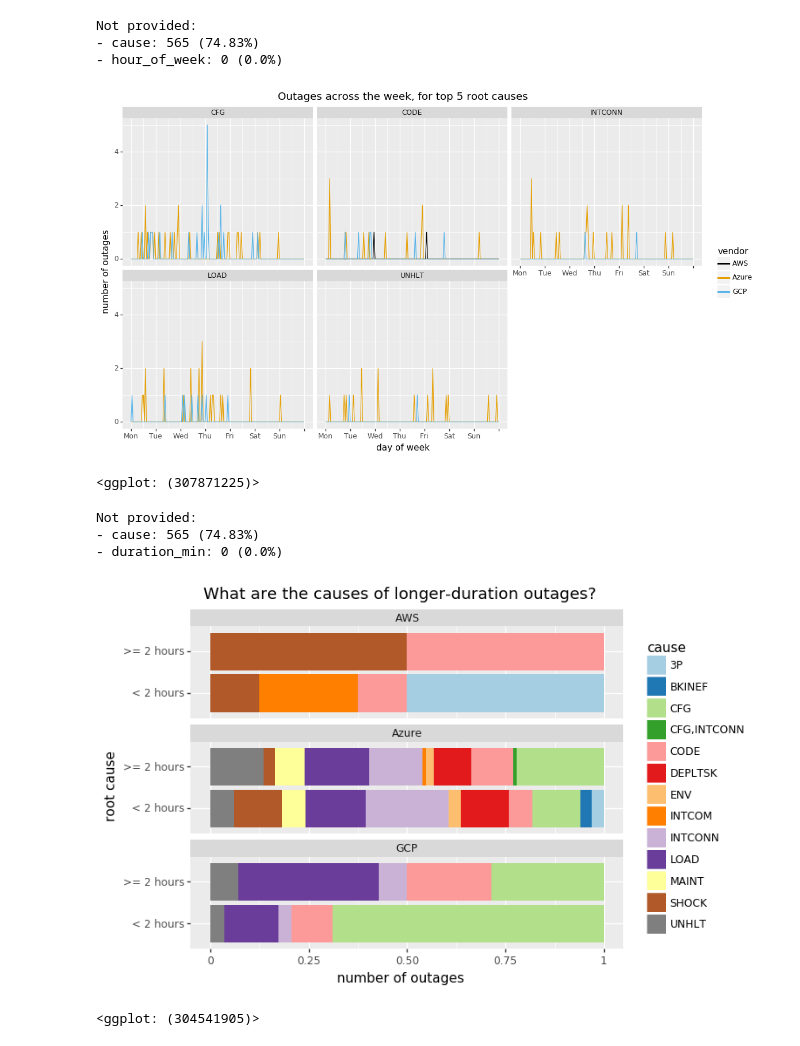
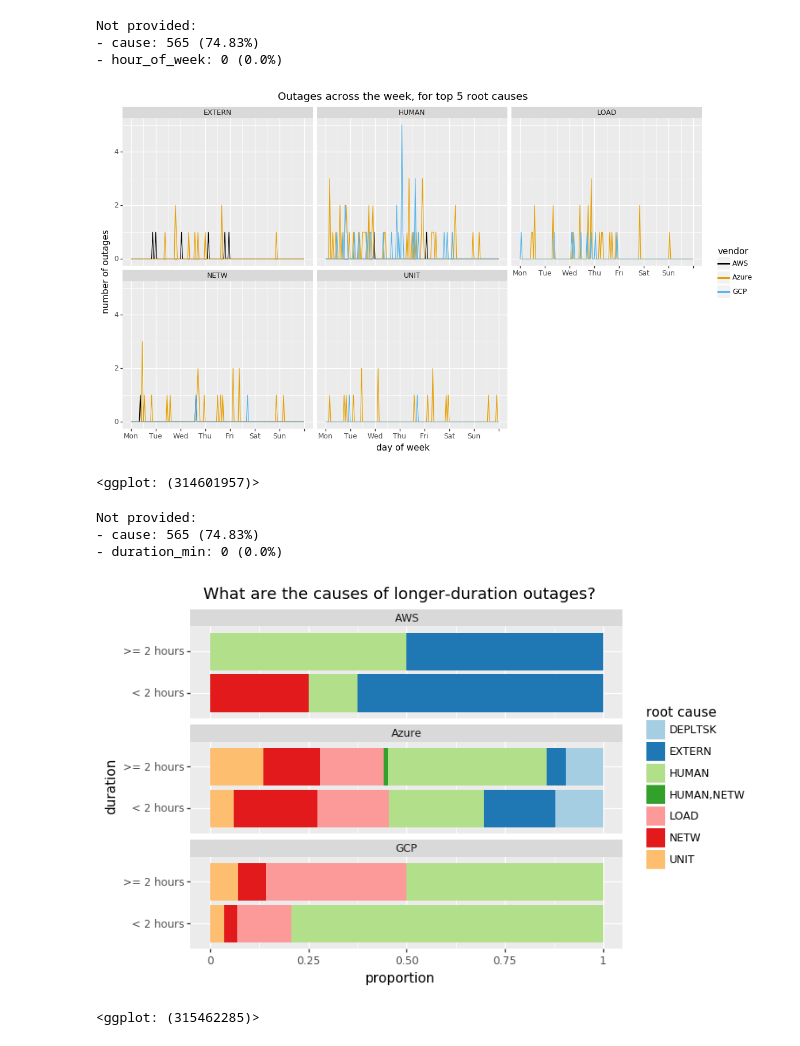
Before and after one commit to thezeroalpha/honours-project, a Jupyter notebook: notebooks/Plotting.ipynb, the cells around one changed output. Drawn from its saved outputs; the diff is of its cells as text; code cells hidden in the pictures.

```diff
--- a/notebooks/Plotting.ipynb
+++ b/notebooks/Plotting.ipynb
@@ -73,7 +73,12 @@ def shorten(s):
         'user interface': 'UI',
         'everything': 'ALL',
         'one': '1',
-        'multiple': '+'
+        'multiple': '+',
+        'human': 'HUMAN',
+        'external': 'EXTERN',
+        'network': 'NETW',
+        'load': 'LOAD',
+        'unit': 'UNIT'
     }
     return maps[s]
 
@@ -166,7 +171,7 @@ Not provided:
 filt = df[filter_notprovided(df.cause) & df.hour_of_week.notna()]
 
 plotdf = pd.DataFrame({'vendor': filt.vendor,
-                       'cause': filt.cause.map(lambda x: ','.join(map(shorten, x))),
+                       'cause': filt.cause_broader.map(lambda x: ','.join(map(shorten, x))),
                        'hour_of_week': filt.hour_of_week})
 top_5_cause = plotdf.cause.value_counts()[0:5].index
 
@@ -197,35 +202,35 @@ export_graph("components-across-week", df, ['cause', 'hour_of_week'],
 Not provided:
 - cause: 565 (74.83%)
 - hour_of_week: 0 (0.0%)
-[figure, old version]
+[figure, new version]
-<ggplot: (307871225)>
+<ggplot: (314601957)>
 # %%
 filtered = df[filter_notprovided(df.cause) & (df.duration_min >= 0)]
-plotdf = (pd.DataFrame({'cause': filtered.cause.map(lambda x: ','.join(map(shorten, x))),
+plotdf = (pd.DataFrame({'cause': filtered.cause_broader.map(lambda x: ','.join(map(shorten, x))),
                        'duration_min': filtered.duration_min,
                        'duration_comp': filtered.duration_min.map(lambda x: "< 2 hours" if (x/60.0) < 2 else ">= 2 hours"),
                        'vendor': filtered.vendor}))
 
-normdf = plotdf.groupby(['vendor', 'duration_comp']).cause.value_counts(normalize=True).reset_index(name="counts")
+normdf = plotdf.groupby(['vendor', 'duration_comp']).cause.value_counts(normalize=True).reset_index(name="proportion")
 
 with open("../report/src/numbers/components-vs-duration-n-wrong-times.tex", "w") as f:
     f.write("%d" % len(df[df.duration_min < 0]))
 
 export_graph("causes-vs-duration", df, ['cause', 'duration_min'],
             (p9.ggplot(normdf)
-             + p9.aes(x='duration_comp', y='counts', fill='cause')
+             + p9.aes(x='duration_comp', y='proportion', fill='cause')
              + p9.facet_wrap('~ vendor', ncol=1)
              + p9.geom_col()
+             + disc_fillpalette_larger
+             + p9.labs(y="proportion", x="duration", fill="root cause")
              + p9.coord_flip()
-             + disc_fillpalette_larger
-             + p9.labs(y="number of outages", x="root cause")
              + p9.ggtitle("What are the causes of longer-duration outages?")))
 # %% [output]
 Not provided:
 - cause: 565 (74.83%)
 - duration_min: 0 (0.0%)
-[figure, old version]
+[figure, new version]
-<ggplot: (304541905)>
+<ggplot: (315462285)>
 # %%
 filt = df[filter_notprovided(df.users) & filter_notprovided(df.range)]
 plotdf = pd.DataFrame({'users_range': filt.users.map(shorten)+' in '+filt.range.map(shorten),
```
Also changed, not shown: parts of 6 cells of this notebook, 8 other files.
